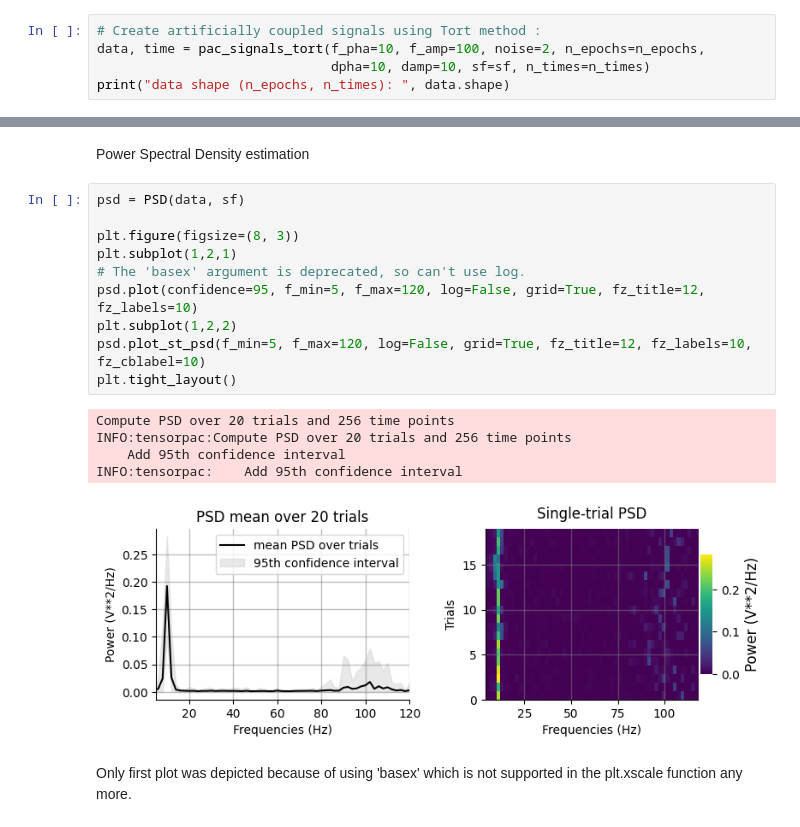
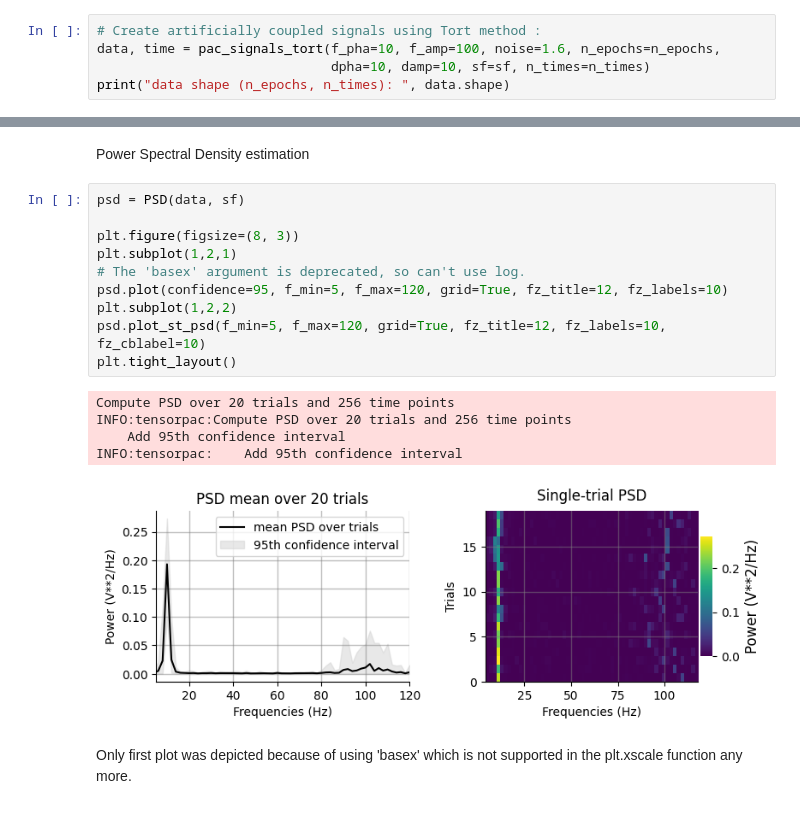
Before and after one commit to TakuInada/umcuEpi_longterm_ieeg_respect_bids, a Jupyter notebook: tensorpac.ipynb, the cells around one changed output, grey strips where cells are left out. Cells and saved outputs as stored; diff of their text form.

```diff
--- a/tensorpac.ipynb
+++ b/tensorpac.ipynb
@@ -45,7 +45,7 @@ T = 0.5          # one trials time (sec)
 n_times = sf * T # number of time points
 # %%
 # Create artificially coupled signals using Tort method :
-data, time = pac_signals_tort(f_pha=10, f_amp=100, noise=2, n_epochs=n_epochs,
+data, time = pac_signals_tort(f_pha=10, f_amp=100, noise=1.6, n_epochs=n_epochs,
                               dpha=10, damp=10, sf=sf, n_times=n_times)
 print("data shape (n_epochs, n_times): ", data.shape)
 # %% [output]
@@ -83,18 +83,18 @@ Power Spectral Density estimation
 # %%
 psd = PSD(data, sf)
 
 plt.figure(figsize=(8, 3))
 plt.subplot(1,2,1)
 # The 'basex' argument is deprecated, so can't use log.
-psd.plot(confidence=95, f_min=5, f_max=120, log=False, grid=True, fz_title=12, fz_labels=10)
+psd.plot(confidence=95, f_min=5, f_max=120, grid=True, fz_title=12, fz_labels=10)
 plt.subplot(1,2,2)
-psd.plot_st_psd(f_min=5, f_max=120, log=False, grid=True, fz_title=12, fz_labels=10, fz_cblabel=10)
+psd.plot_st_psd(f_min=5, f_max=120, grid=True, fz_title=12, fz_labels=10, fz_cblabel=10)
 plt.tight_layout()
 # %% [output]
 Compute PSD over 20 trials and 256 time points
 INFO:tensorpac:Compute PSD over 20 trials and 256 time points
     Add 95th confidence interval
 INFO:tensorpac:    Add 95th confidence interval
-[figure, old version]
+[figure, new version]
 # %% [markdown]
 Only first plot was depicted because of using 'basex' which is not supported in the plt.xscale function any more.
```
Also changed, not shown: parts of 5 cells of this notebook.
